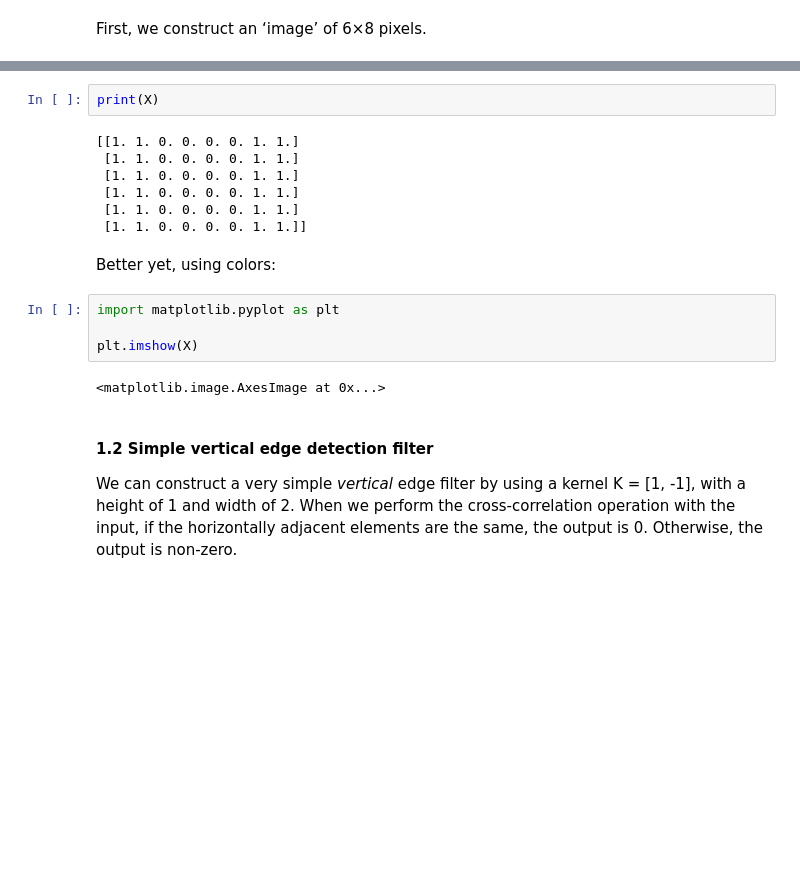
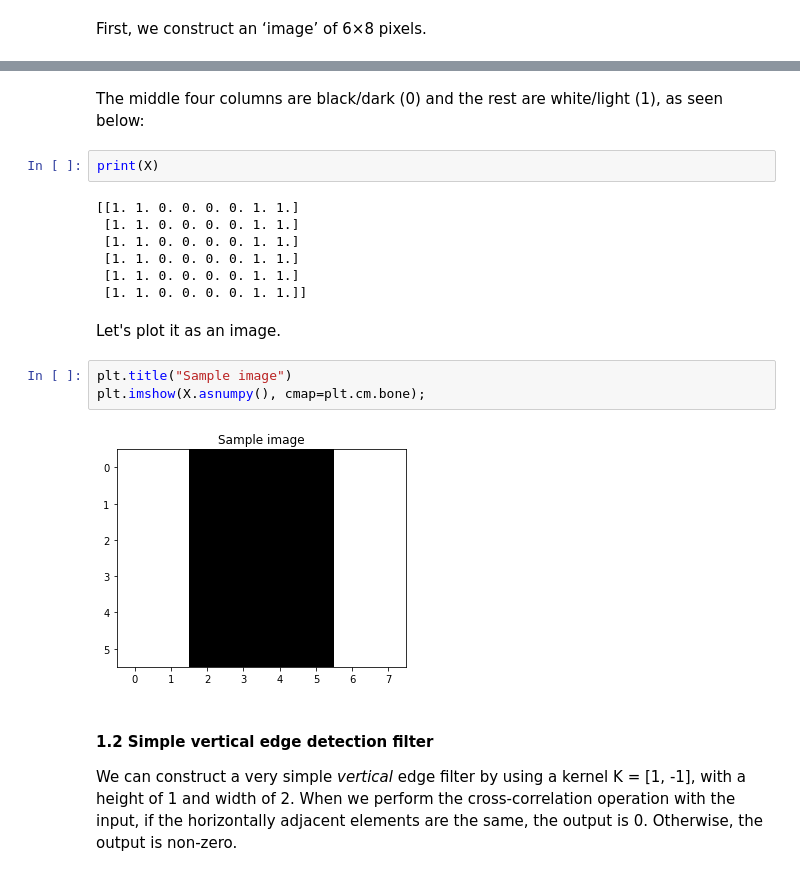
Before and after one commit to QPC-database/aws-machine-learning-embark, a Jupyter notebook: NOTEBOOKS/DAY 4/EMBK-NLP-DAY4-FILTERS-NB.ipynb, the cells around one changed output, grey strips where cells are left out. Drawn from its saved outputs; the diff is of its cells as text; blank space fills up the shorter version.

```diff
--- a/NOTEBOOKS/DAY 4/EMBK-NLP-DAY4-FILTERS-NB.ipynb
+++ b/NOTEBOOKS/DAY 4/EMBK-NLP-DAY4-FILTERS-NB.ipynb
@@ -39,3 +31,5 @@ The middle four columns are black/dark (0) and the rest are white/light (1), as
+# %% [markdown]
+The middle four columns are black/dark (0) and the rest are white/light (1), as seen below:
 # %%
 print(X)
 # %% [output]
@@ -45,14 +39,13 @@ print(X)
  [1. 1. 0. 0. 0. 0. 1. 1.]
  [1. 1. 0. 0. 0. 0. 1. 1.]
  [1. 1. 0. 0. 0. 0. 1. 1.]]
-# %% [markdown]
-Better yet, using colors:
-# %%
-import matplotlib.pyplot as plt
-
-plt.imshow(X)
-# %% [output]
-<matplotlib.image.AxesImage at 0x...>
+# %% [markdown]
+Let's plot it as an image.
+# %%
+plt.title("Sample image")
+plt.imshow(X.asnumpy(), cmap=plt.cm.bone);
+# %% [output]
+[figure, added]
 # %% [markdown]
 #### 1.2 Simple vertical edge detection filter
 
```
Also changed, not shown: parts of 30 cells of this notebook, 8 other files.
